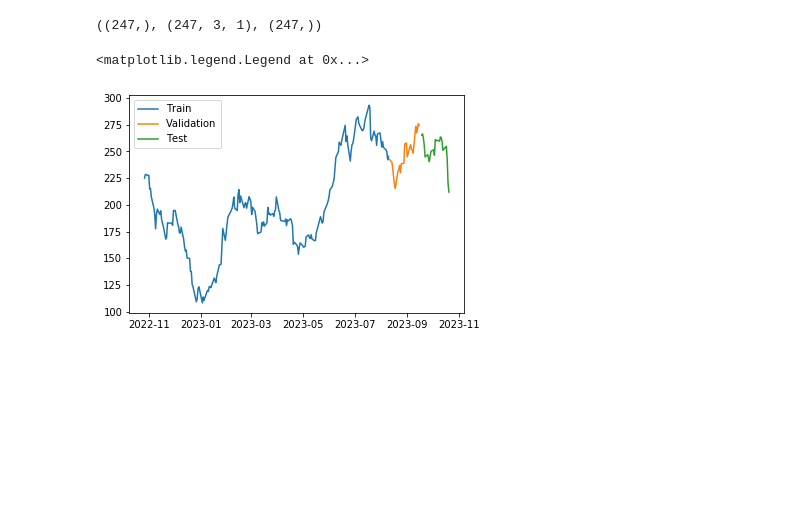
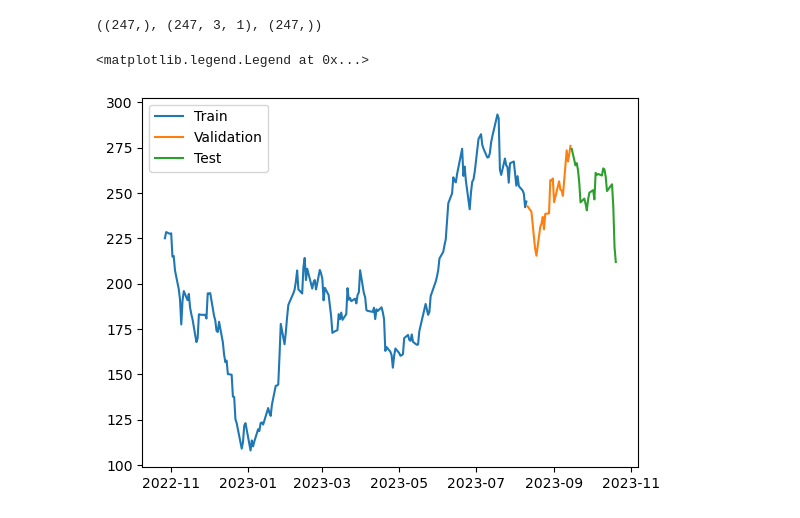
Before and after one commit to komandoyoko/DAVE3625---1, a Jupyter notebook: oblig2/Oblig-2.ipynb, the cells around one changed output. Drawn from its saved outputs; the diff is of its cells as text; code cells hidden in the pictures; blank space fills up the shorter version.

```diff
--- a/oblig2/Oblig-2.ipynb
+++ b/oblig2/Oblig-2.ipynb
@@ -30,10 +30,6 @@ def df_to_win_df(dataframe, first_date_str, last_date_str, n=3):
     last_time = False
     while True:
         df_subset = dataframe.loc[:target_date].tail(n+1)
-
-        if len(df_subset) != n+1:
-            print(f'Error: Window of size {n} is too large for date {target_date}')
-            return
 
         values = df_subset['Close'].to_numpy()
         x, y = values[:-1], values[-1]
@@ -155,21 +147,21 @@ dates.shape, X.shape, y.shape
 ((247,), (247, 3, 1), (247,))
 # %%
 q_80 = int(len(dates) * .8)
-q_90 = int(len(dates) * .9)
+q_90 = int(len(dates) * .895) #We miss valueble data if we take from .9
 
 dates_train, X_train, y_train = dates[:q_80], X[:q_80], y[:q_80]
 
 dates_val, X_val, y_val = dates[q_80:q_90], X[q_80:q_90], y[q_80:q_90]
 dates_test, X_test, y_test = dates[q_90:], X[q_90:], y[q_90:]
 
 plt.plot(dates_train, y_train)
 plt.plot(dates_val, y_val)
 plt.plot(dates_test, y_test)
 
 plt.legend(['Train', 'Validation', 'Test'])
 # %% [output]
 <matplotlib.legend.Legend at 0x...>
-[figure, old version]
+[figure, new version]
 # %%
 from tensorflow.keras.models import Sequential
 from tensorflow.keras.optimizers import Adam
```
Also changed, not shown: parts of 11 cells of this notebook.
